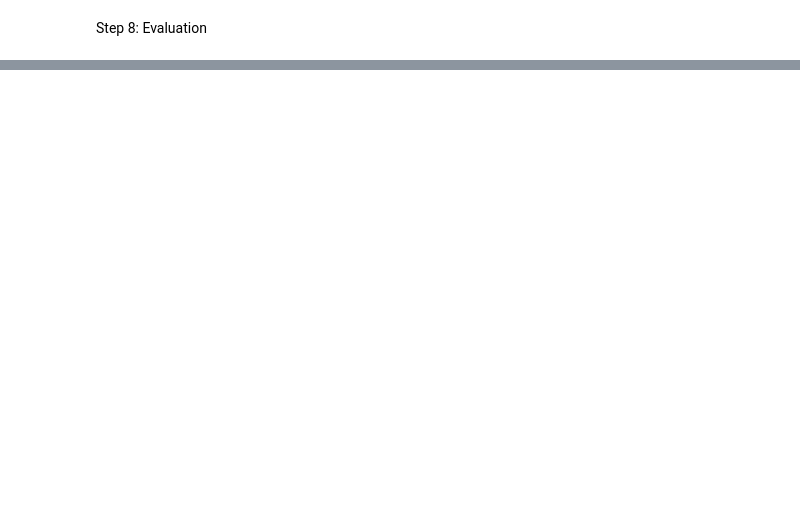
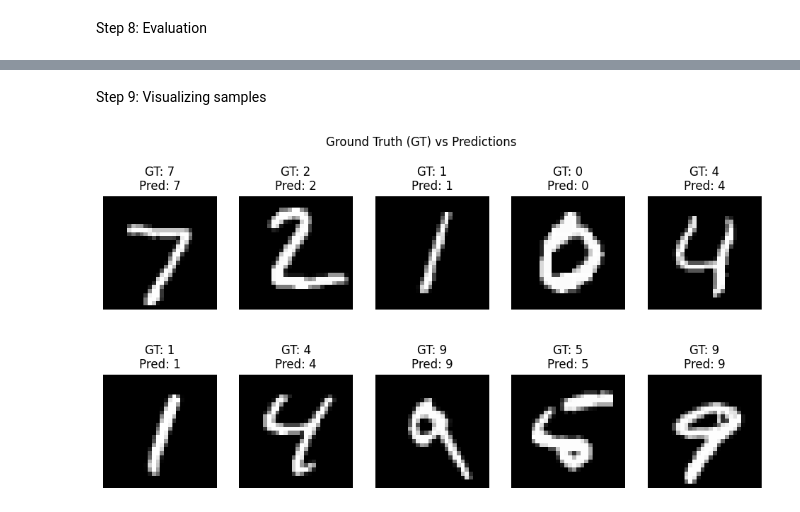
Before and after one commit to UCM-YuCCA-Lab/mnist-hello-world, a Jupyter notebook: pytorch_mnist.ipynb, the cells around one changed output, grey strips where cells are left out. Cells and saved outputs as stored; diff of their text form; code cells hidden in the pictures; blank space fills up the shorter version.

```diff
--- a/pytorch_mnist.ipynb
+++ b/pytorch_mnist.ipynb
@@ -167,0 +168,29 @@ Test Accuracy: 97.32%
+# %% [markdown]
+Step 9: Visualizing samples
+# %%
+# Let's visualize some raw test images along with their ground truth and model predictions.
+import matplotlib.pyplot as plt
+
+# Get a small batch of test images
+examples = iter(test_loader)
+images, labels = next(examples)
+
+# Move to device
+images, labels = images.to(device), labels.to(device)
+
+# Get model predictions
+with torch.no_grad():
+    outputs = model(images)
+    _, predicted = torch.max(outputs, 1)
+
+# Plot the first 10 images with labels and predictions
+plt.figure(figsize=(12, 6))
+for i in range(10):
+    plt.subplot(2, 5, i+1)
+    plt.imshow(images[i].cpu().squeeze(), cmap="gray")  # Convert back to CPU for plotting
+    plt.title(f"GT: {labels[i].item()}\nPred: {predicted[i].item()}")
+    plt.axis("off")
+plt.suptitle("Ground Truth (GT) vs Predictions")
+plt.show()
+# %% [output]
+[figure, added]
```
Also changed, not shown: parts of 2 cells of this notebook, 2 other files.
